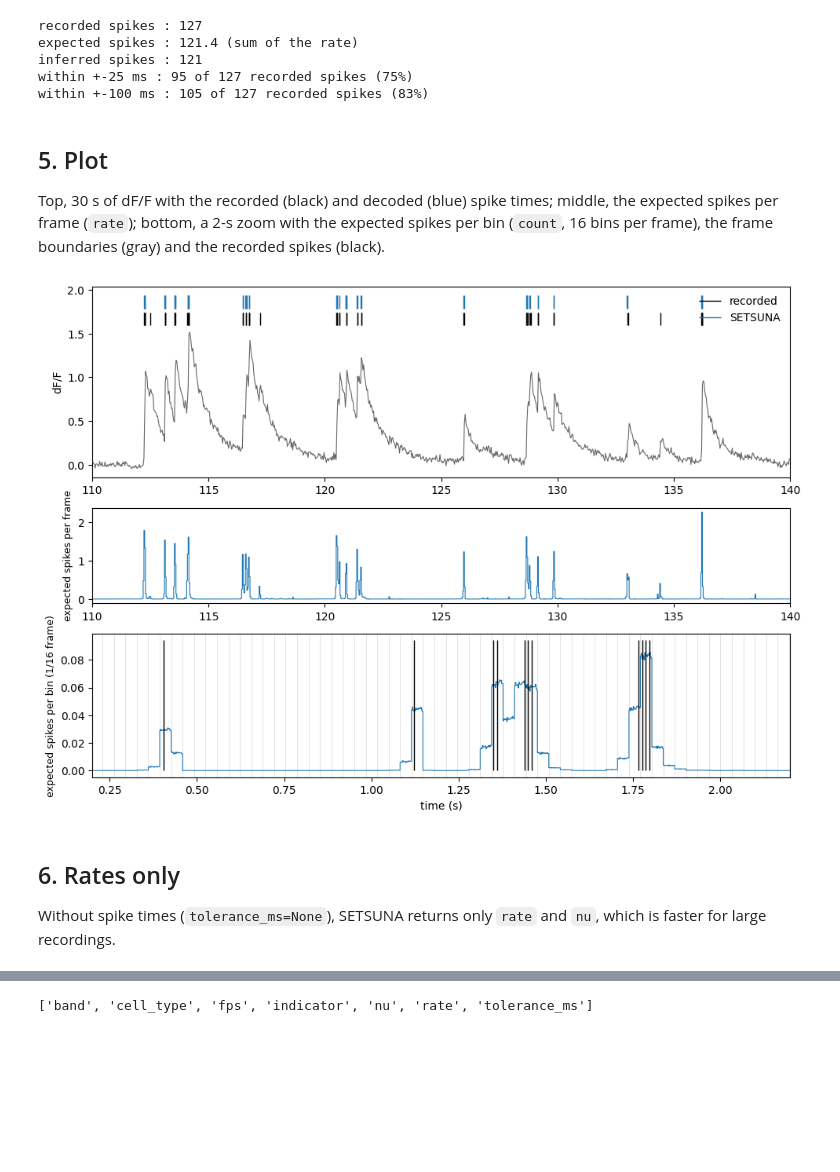
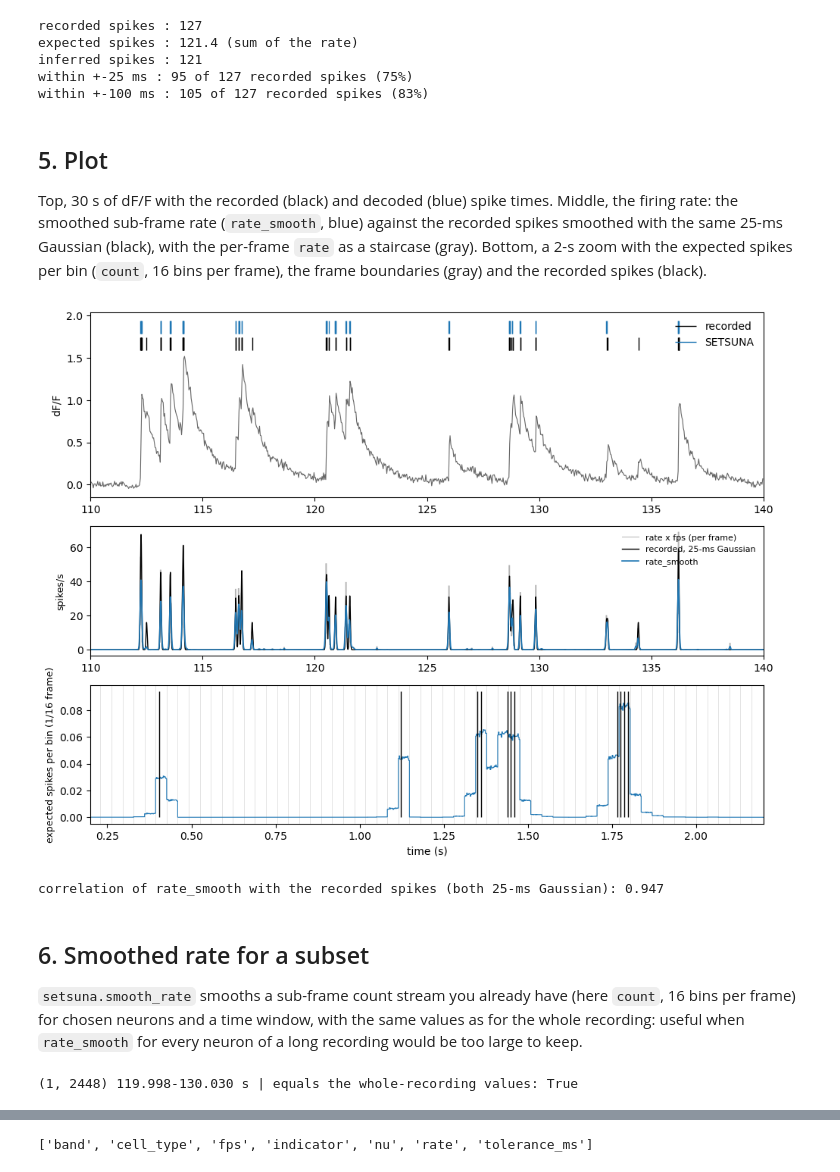
Before and after one commit to ryhattori/setsuna, a Jupyter notebook: examples/demo.ipynb, the cells around one changed output, grey strips where cells are left out. Cells and saved outputs as stored; diff of their text form; code cells hidden in the pictures; blank space fills up the shorter version.

Commit message:
Examples: smoothed sub-frame rate in the demo (smooth_ms=25, firing-rate panel, smooth_rate on a subset, which output to use); notebook re-executed

```diff
--- a/examples/demo.ipynb
+++ b/examples/demo.ipynb
@@ -54,7 +56,7 @@ sub-frame streams pooled to 16 bins per frame. This demo runs on the CPU; use `d
 # %%
 t0 = time.time()
 out = setsuna.infer(dff, fps=fps, indicator="jGCaMP8s", cell_type="pyramidal",
-                    tolerance_ms=25, bins_per_frame=16, device="cpu")
+                    tolerance_ms=25, smooth_ms=25, bins_per_frame=16, device="cpu")
 print(f"run time {time.time() - t0:.1f} s (including loading the models)")
 print("outputs:", {k: (v.shape if hasattr(v, "shape") else type(v).__name__) for k, v in out.items()})
 # %% [output]
@@ -98,37 +105,57 @@ within +-100 ms : 105 of 127 recorded spikes (83%)
 # %% [markdown]
 ## 5. Plot
 
-Top, 30 s of dF/F with the recorded (black) and decoded (blue) spike times; middle, the expected spikes per frame
-(`rate`); bottom, a 2-s zoom with the expected spikes per bin (`count`, 16 bins per frame), the frame boundaries
-(gray) and the recorded spikes (black).
+Top, 30 s of dF/F with the recorded (black) and decoded (blue) spike times. Middle, the firing rate: the smoothed
+sub-frame rate (`rate_smooth`, blue) against the recorded spikes smoothed with the same 25-ms Gaussian (black), with the
+per-frame `rate` as a staircase (gray). Bottom, a 2-s zoom with the expected spikes per bin (`count`, 16 bins per
+frame), the frame boundaries (gray) and the recorded spikes (black).
 # %%
+from scipy.ndimage import gaussian_filter1d
+
 win = (110, 140)          # 30 s with many spikes
 k = out["bins_per_frame"]
 tf = np.arange(rate.size * k) / (fps * k)
 sel = (t >= win[0]) & (t < win[1])
-fig, ax = plt.subplots(3, 1, figsize=(10, 7), gridspec_kw={"height_ratios": [2, 1, 1.5]})
+ts, rsm = out["t_smooth"], out["rate_smooth"][0]                # spikes/s on the smoothing grid
+dts = ts[1] - ts[0]
+true_sm = gaussian_filter1d(np.histogram(spikes, np.append(ts - dts / 2, ts[-1] + dts / 2))[0] / dts, 0.025 / dts)
+ss = (ts >= win[0]) & (ts < win[1])
+fig, ax = plt.subplots(3, 1, figsize=(10, 7.5), gridspec_kw={"height_ratios": [2, 1.4, 1.5]})
 ax[0].plot(t[sel], dff[0, sel], color="0.4", lw=0.8)
 ymax = dff[0, sel].max()
 rs = spikes[(spikes >= win[0]) & (spikes < win[1])]
 ins = inferred[(inferred >= win[0]) & (inferred < win[1])]
 ax[0].vlines(rs, ymax * 1.05, ymax * 1.15, color="k", lw=1, label="recorded")
 ax[0].vlines(ins, ymax * 1.18, ymax * 1.28, color="tab:blue", lw=1, label="SETSUNA")
 ax[0].set_ylabel("dF/F"); ax[0].legend(loc="upper right", frameon=False); ax[0].set_xlim(win)
-ax[1].step(t[sel], rate[sel], where="post", color="tab:blue", lw=0.8)
-ax[1].set_ylabel("expected spikes per frame", fontsize=9); ax[1].set_xlim(win)
+ax[1].step(t[sel], rate[sel] * fps, where="post", color="0.7", lw=0.7, label="rate x fps (per frame)")
+ax[1].plot(ts[ss], true_sm[ss], color="k", lw=1.0, label="recorded, 25-ms Gaussian")
+ax[1].plot(ts[ss], rsm[ss], color="tab:blue", lw=1.2, label="rate_smooth")
+ax[1].set_ylabel("spikes/s", fontsize=9); ax[1].set_xlim(win); ax[1].legend(loc="upper right", frameon=False, fontsize=8)
 z = (0.2, 2.2)            # a single spike and two bursts
 sz = (tf >= z[0]) & (tf < z[1])
 ax[2].step(tf[sz], out["count"][0, sz], where="post", color="tab:blue", lw=0.8)
 for fb in t[(t >= z[0]) & (t < z[1])]:
     ax[2].axvline(fb, color="0.85", lw=0.5, zorder=0)
 zr = spikes[(spikes >= z[0]) & (spikes < z[1])]
 ax[2].vlines(zr, 0, out["count"][0, sz].max() * 1.1 if sz.any() else 1, color="k", lw=1)
 ax[2].set_xlim(z); ax[2].set_ylabel("expected spikes per bin (1/16 frame)", fontsize=9); ax[2].set_xlabel("time (s)")
 plt.tight_layout(); plt.show()
+print(f"correlation of rate_smooth with the recorded spikes (both 25-ms Gaussian): {np.corrcoef(rsm, true_sm)[0, 1]:.3f}")
 # %% [output]
-[figure, old version]
+[figure, new version]
+correlation of rate_smooth with the recorded spikes (both 25-ms Gaussian): 0.947
 # %% [markdown]
-## 6. Rates only
+## 6. Smoothed rate for a subset
 
-Without spike times (`tolerance_ms=None`), SETSUNA returns only `rate` and `nu`, which is faster for large
-recordings.
+`setsuna.smooth_rate` smooths a sub-frame count stream you already have (here `count`, 16 bins per frame) for chosen
+neurons and a time window, with the same values as for the whole recording: useful when `rate_smooth` for every neuron
+of a long recording would be too large to keep.
+# %%
+sub = setsuna.smooth_rate(out["count"], fps=fps, bins_per_frame=out["bins_per_frame"], smooth_ms=25,
+                          neurons=[0], start_s=120, end_s=130)
+same = np.allclose(sub["rate_smooth"][0], out["rate_smooth"][0][(out["t_smooth"] >= sub["t_smooth"][0]) &
+                                                               (out["t_smooth"] <= sub["t_smooth"][-1])], rtol=1e-3, atol=1e-3)
+print(sub["rate_smooth"].shape, f"{sub['t_smooth'][0]:.3f}-{sub['t_smooth'][-1]:.3f} s", "| equals the whole-recording values:", same)
+# %% [output]
+(1, 2448) 119.998-130.030 s | equals the whole-recording values: True
```
Also changed, not shown: parts of 4 cells of this notebook, 1 other file.
